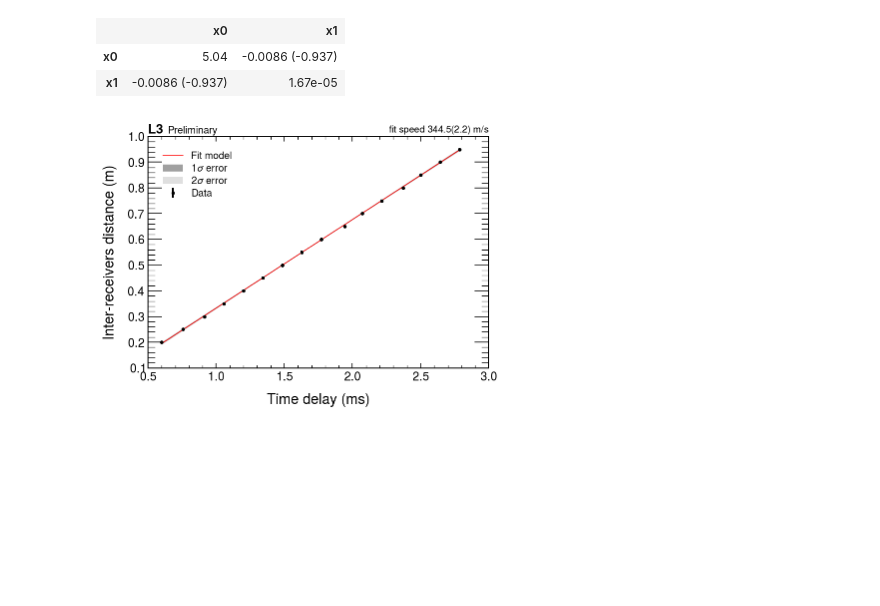
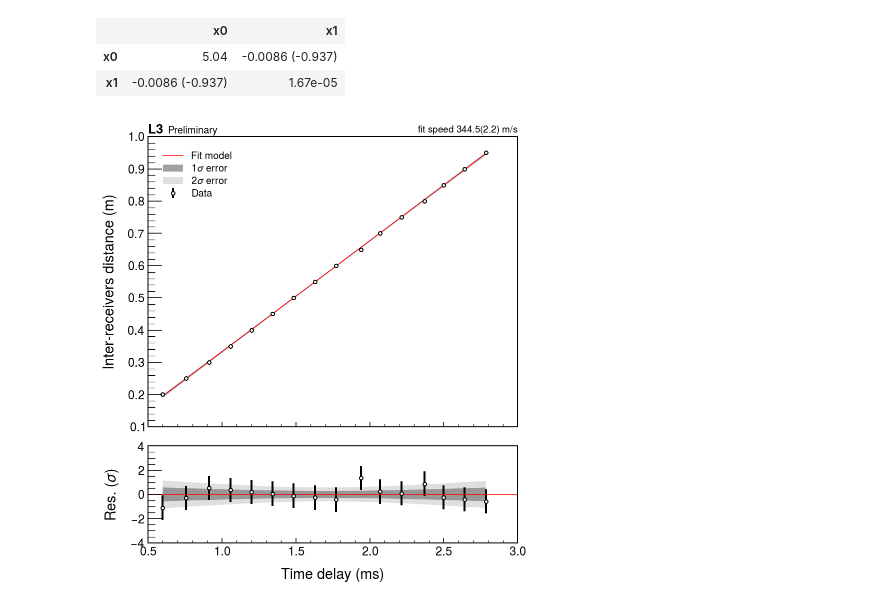
Before and after one commit to mattiasotgia/alphalab3, a Jupyter notebook: SoundSpeed/soundspeed_posterior.ipynb, the cells around one changed output. Saved outputs shown, nothing was run; the diff lists cells and outputs as text; code cells hidden in the pictures; blank space fills up the shorter version.

Commit message:
plots

```diff
--- a/SoundSpeed/soundspeed_posterior.ipynb
+++ b/SoundSpeed/soundspeed_posterior.ipynb
@@ -18,6 +18,9 @@ from jacobi import propagate
 
 import glob
 files = sorted(glob.glob('data/*lvm'))
+# %%
+plt.rcParams['ytick.right'] = False
+plt.rcParams['xtick.top'] = False
 # %% [markdown]
 Define `TimeSeries` and `FrequencySeries` classes, based on metaclass `Series`
 # %%
@@ -254,23 +257,43 @@ minimizer.migrad()
 # %%
 y, ycov = propagate(lambda p: model(delays, p), minimizer.values, minimizer.covariance)
 yerr_prop = np.diag(ycov)**0.5
-# %%
-plt.errorbar(delays * 1e3, distances, yerr=error_distance,
-             fmt='k.', label='Data', markersize=5)
-plt.plot(delays * 1e3, model(delays, minimizer.values), 'r', label='Fit model', lw=0.75)
-
-
-plt.fill_between(delays * 1e3, y+yerr_prop, y-yerr_prop,
-                 facecolor='gray', alpha=0.75, label='1$\sigma$ error')
-plt.fill_between(delays * 1e3, y+2*yerr_prop, y-2*yerr_prop,
-                 facecolor='gray', alpha=0.25, label='2$\sigma$ error')
-plt.xlabel('Time delay (ms)')
-plt.ylabel('Inter-receivers distance (m)')
-hep.label.exp_text('L3 ', 'Preliminary')
-hep.label.lumitext(
-    f'fit speed ${ufloat(minimizer.values[0], minimizer.errors[0]):.uSL}$ m/s'
-)
-plt.legend()
-plt.savefig('plot.pdf', bbox_inches='tight')
-# %% [output]
-[figure, removed]
+# %%
+fig = plt.figure(figsize=(6.5,7))
+grid = fig.add_gridspec(2,1,height_ratios=(3,1), hspace=0.1)
+ax = fig.add_subplot(grid[0])
+
+
+ax.errorbar(delays * 1e3, distances, yerr=error_distance,
+            fmt='k.', label='Data', markersize=7, mfc='w')
+ax.plot(delays * 1e3, model(delays, minimizer.values), 'r', label='Fit model', lw=0.75)
+
+
+ax.fill_between(delays * 1e3, y+yerr_prop, y-yerr_prop,
+                facecolor='gray', alpha=0.75, label='1$\sigma$ error')
+ax.fill_between(delays * 1e3, y+2*yerr_prop, y-2*yerr_prop,
+                facecolor='gray', alpha=0.25, label='2$\sigma$ error')
+ax.set_ylabel('Inter-receivers distance (m)')
+hep.label.exp_text('L3 ', 'Preliminary')
+hep.label.lumitext(
+    f'fit speed ${ufloat(minimizer.values[0], minimizer.errors[0]):.uSL}$ m/s'
+)
+ax.tick_params(labelbottom=False)
+
+resax = fig.add_subplot(grid[1], sharex=ax)
+
+resax.errorbar(delays * 1e3, (y-distances)/error_distance, yerr=1,
+               fmt='k.', markersize=7, mfc='w')
+resax.axhline(0, color='r', lw=0.75)
+
+
+resax.fill_between(delays * 1e3, +yerr_prop/error_distance, -yerr_prop/error_distance,
+                   facecolor='gray', alpha=0.75)
+resax.fill_between(delays * 1e3, +2*yerr_prop/error_distance, -2*yerr_prop/error_distance,
+                   facecolor='gray', alpha=0.25)
+resax.set_xlabel('Time delay (ms)')
+resax.set_ylabel('Res. ($\sigma$)')
+
+ax.legend()
+fig.savefig('plot.pdf', bbox_inches='tight')
+# %% [output]
+[figure, added]
```
Also changed, not shown: parts of 3 cells of this notebook, 1 other file.
